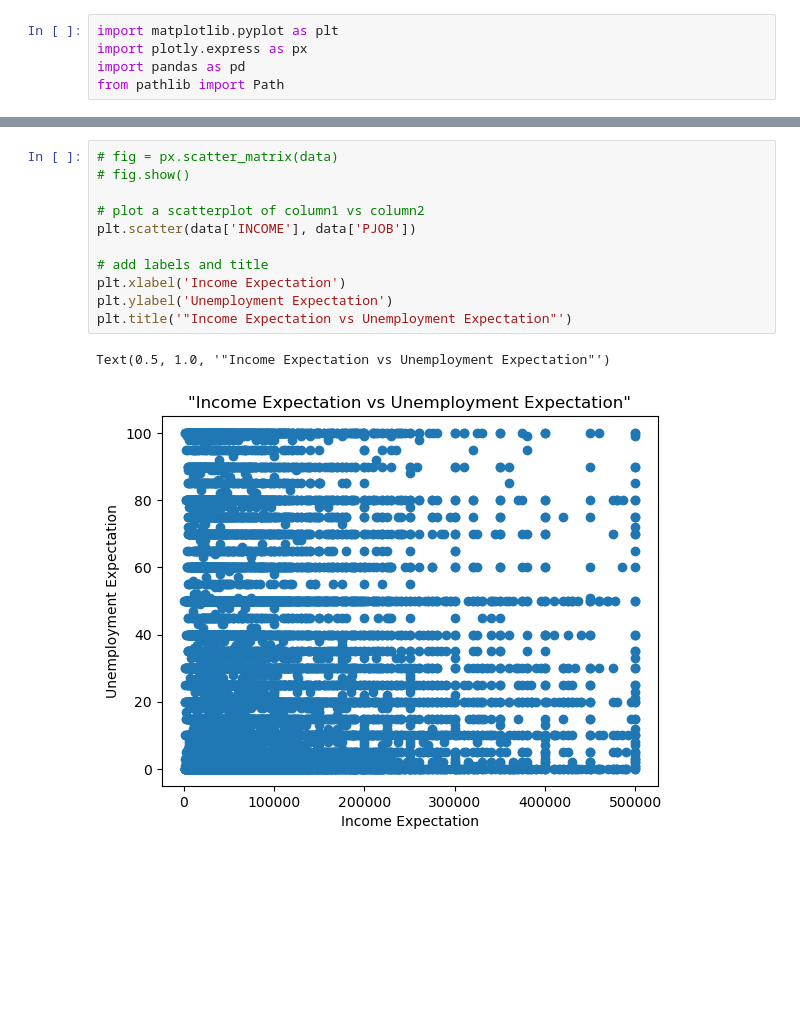
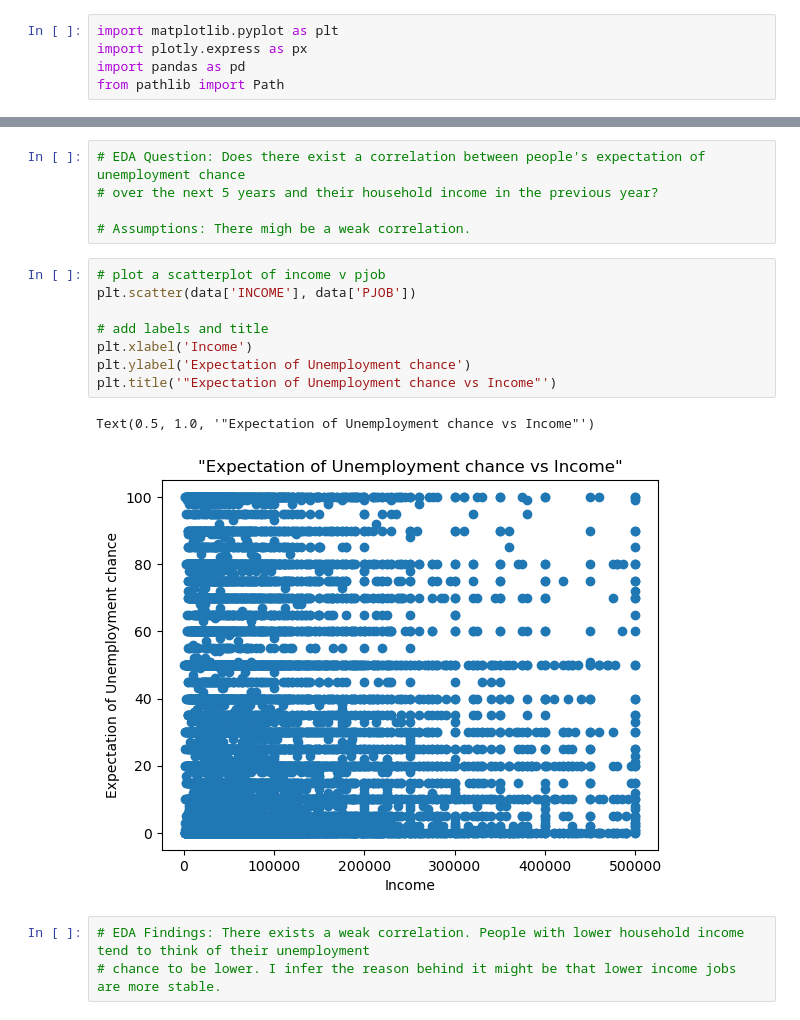
Before and after one commit to miracelplus/STATS507_Project, a Jupyter notebook: jy_py.ipynb, the cells around one changed output, grey strips where cells are left out. Cells and saved outputs as stored; diff of their text form; blank space fills up the shorter version.

```diff
--- a/jy_py.ipynb
+++ b/jy_py.ipynb
@@ -39,14 +22,19 @@ dtype: object
+# %%
+# EDA Question: Does there exist a correlation between people's expectation of unemployment chance
+# over the next 5 years and their household income in the previous year?
+
+# Assumptions: There migh be a weak correlation.
 # %%
-# fig = px.scatter_matrix(data)
-# fig.show()
-
-# plot a scatterplot of column1 vs column2
+# plot a scatterplot of income v pjob
 plt.scatter(data['INCOME'], data['PJOB'])
 
 # add labels and title
-plt.xlabel('Income Expectation')
-plt.ylabel('Unemployment Expectation')
-plt.title('"Income Expectation vs Unemployment Expectation"')
+plt.xlabel('Income')
+plt.ylabel('Expectation of Unemployment chance')
+plt.title('"Expectation of Unemployment chance vs Income"')
 # %% [output]
-Text(0.5, 1.0, '"Income Expectation vs Unemployment Expectation"')
+Text(0.5, 1.0, '"Expectation of Unemployment chance vs Income"')
-[figure, old version]
+[figure, new version]
+# %%
+# EDA Findings: There exists a weak correlation. People with lower household income tend to think of their unemployment
+# chance to be lower. I infer the reason behind it might be that lower income jobs are more stable.
```
Also changed, not shown: parts of 2 cells of this notebook, 1 other file.
